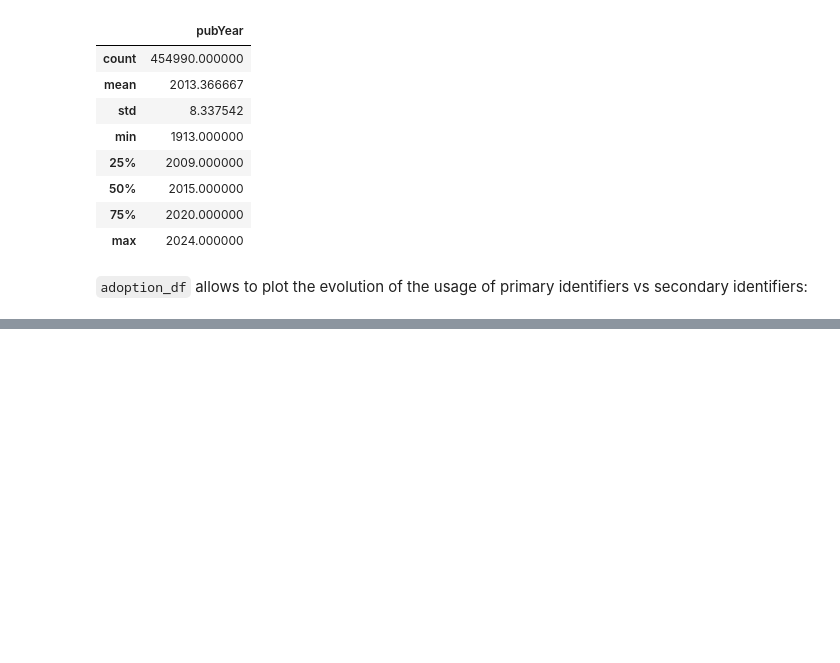
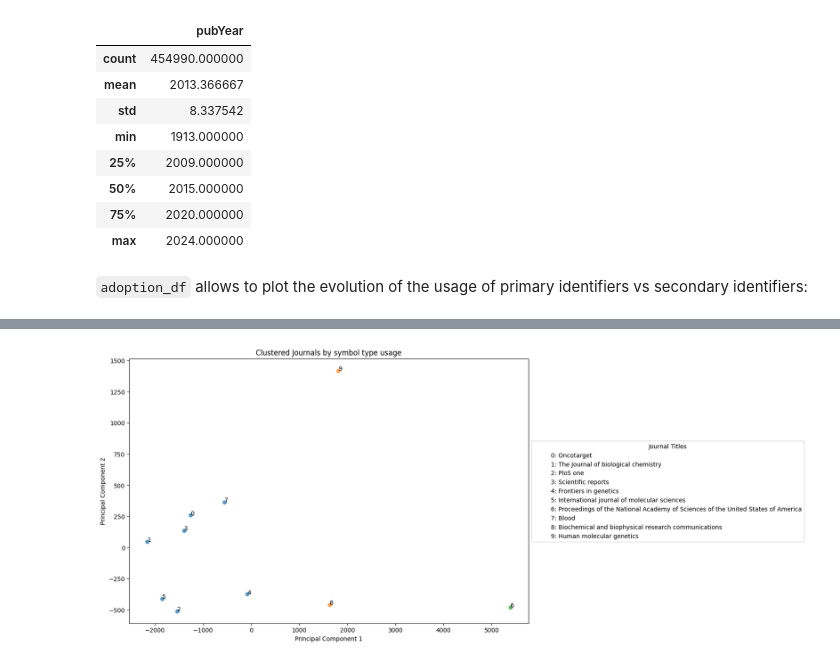
Before and after one commit to sec2pri/usecases, a Jupyter notebook: bibliometric_symbol_usage/HGNC_symbols_literature.ipynb, the cells around one changed output, grey strips where cells are left out. Saved outputs shown, nothing was run; the diff lists cells and outputs as text; code cells hidden in the pictures; blank space fills up the shorter version.

```diff
--- a/bibliometric_symbol_usage/HGNC_symbols_literature.ipynb
+++ b/bibliometric_symbol_usage/HGNC_symbols_literature.ipynb
@@ -314,0 +373,4 @@ SyntaxError: non-default argument follows default argument (2189437616.py, line
+# %%
+cluster_journal_symbol(subset_adoption_df, 3)
+# %% [output]
+[figure, added]
```
Also changed, not shown: parts of 31 cells of this notebook, 3 other files.
